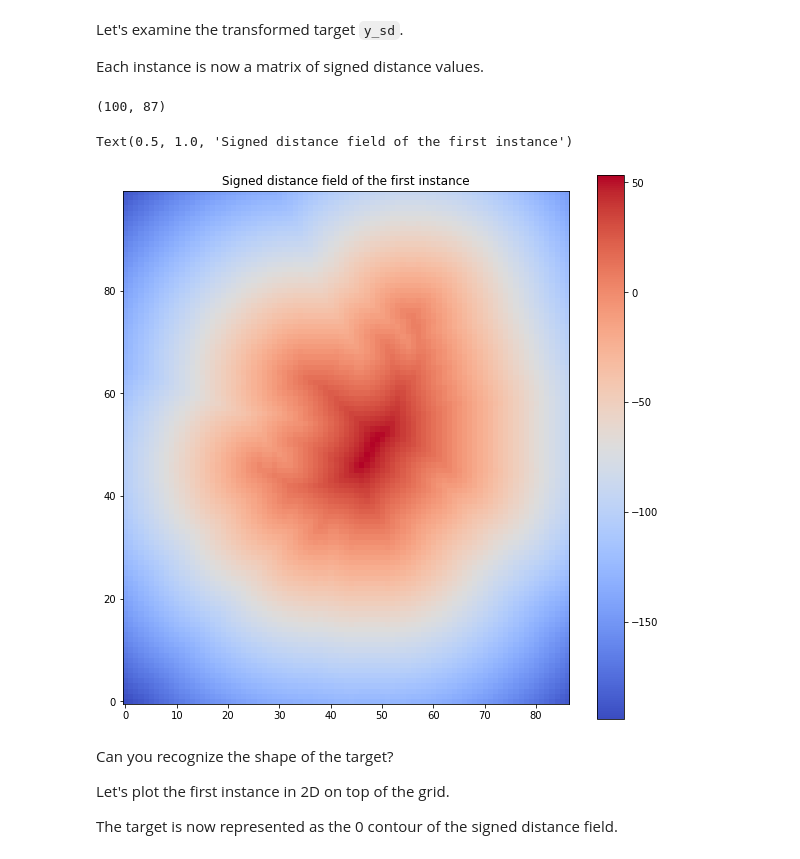
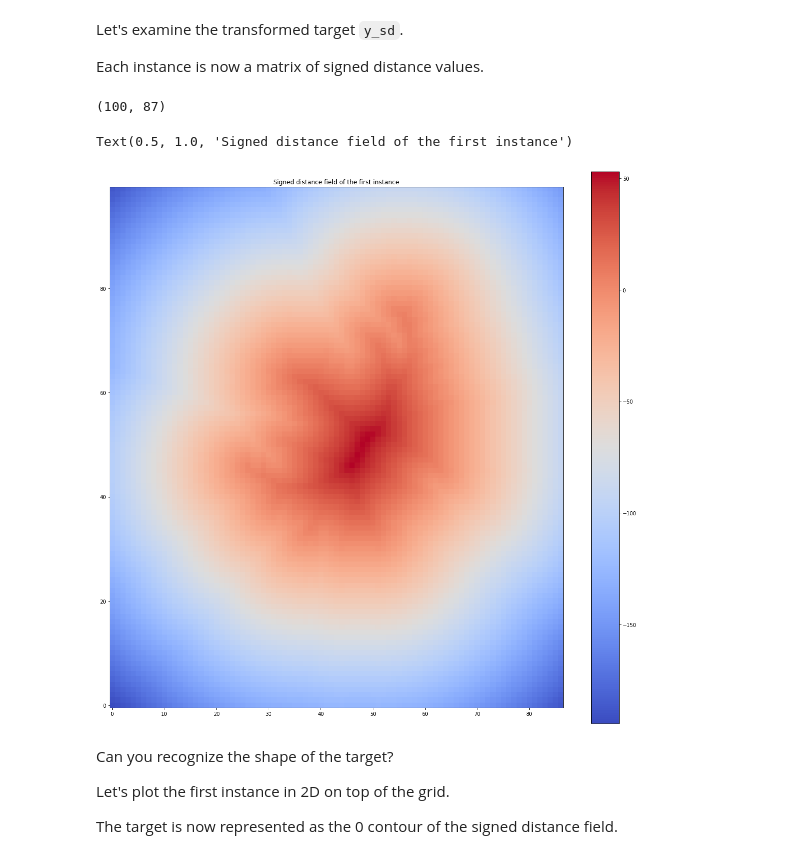
Before and after one commit to robinthibaut/kaggle, a Jupyter notebook: whpa-get-started.ipynb, the cells around one changed output. Saved outputs shown, nothing was run; the diff lists cells and outputs as text; code cells hidden in the pictures.

```diff
--- a/whpa-get-started.ipynb
+++ b/whpa-get-started.ipynb
@@ -323,15 +359,15 @@ Each instance is now a matrix of signed distance values.
 # %%
 print(y_sd[0].shape)
 # out: (100, 87) = (nrow, ncol)
 # Let's plot the first instance
-plt.figure(figsize=(10, 10))
+plt.figure(figsize=(20, 20))
 plt.imshow(y_sd[0], cmap="coolwarm", origin="lower")
 plt.colorbar()
 plt.title("Signed distance field of the first instance")
 # %% [output]
 (100, 87)
 Text(0.5, 1.0, 'Signed distance field of the first instance')
-[figure, old version]
+[figure, new version]
 # %% [markdown]
 Can you recognize the shape of the target?
 
```
Also changed, not shown: parts of 13 cells of this notebook.
